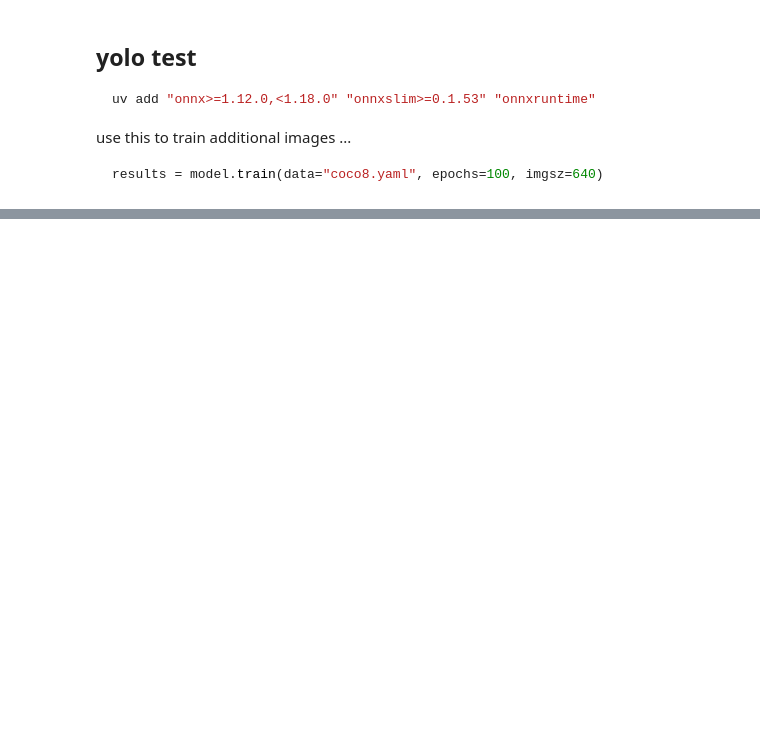
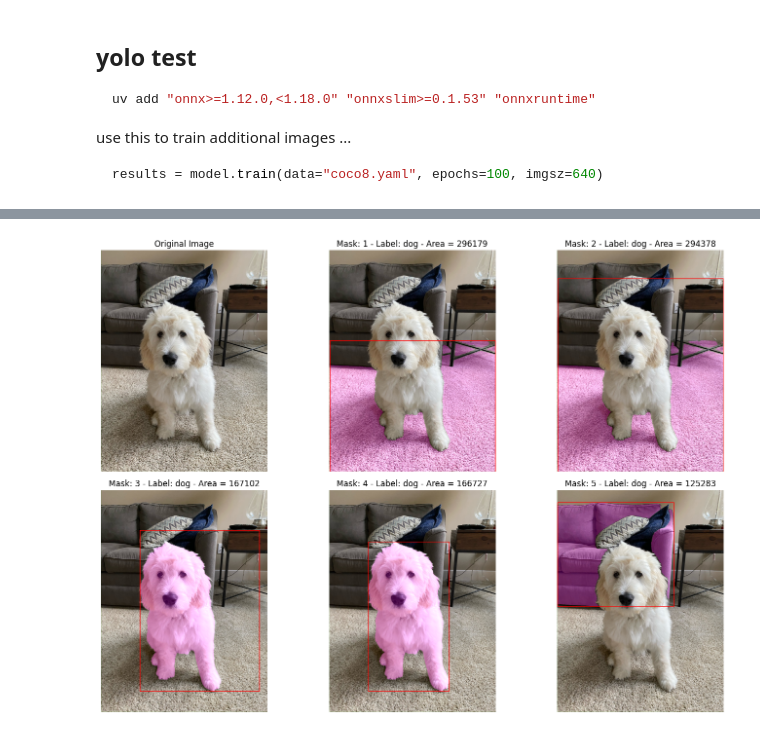
Before and after one commit to glwagnerii/sweng-894-capstone, a Jupyter notebook: python/test.ipynb, the cells around one changed output, grey strips where cells are left out. Saved outputs shown, nothing was run; the diff lists cells and outputs as text; code cells hidden in the pictures; blank space fills up the shorter version.

Commit message:
use SAM and CLIP to try to autolabel

```diff
--- a/python/test.ipynb
+++ b/python/test.ipynb
@@ -35,0 +78,66 @@ Speed: 1.3ms preprocess, 30.7ms inference, 0.7ms postprocess per image at shape
+# %%
+import clip
+
+# Load CLIP model
+clip_model, preprocess = clip.load("ViT-B/32", device=device)
+
+sorted_masks = sorted(masks, key=lambda x: x['area'], reverse=True)
+
+# Get top 5 largest masks
+top_5_masks = sorted_masks[:5]
+
+# Visualize the top 5 masks
+plt.figure(figsize=(15, 10))
+
+# Original image
+plt.subplot(2, 3, 1)
+plt.imshow(image_rgb)
+plt.title("Original Image")
+plt.axis('off')
+
+# Display each of the top 5 masks
+# colors = [(np.random.random(3)) for _ in range(5)]
+colors = [(0.5,0.0,0.5) for _ in range(5)]
+
+labels = ["dog", "couch", "remote"]
+text_inputs = torch.cat([clip.tokenize(f"a photo of a {label}") for label in labels]).to(device)
+
+for i, mask_data in enumerate(top_5_masks):
+    plt.subplot(2, 3, i+2)
+
+    # Create a colored mask overlay
+    mask = mask_data['segmentation']
+    colored_mask = np.zeros_like(image_rgb, dtype=np.uint8)
+    colored_mask[mask] = (np.array(colors[i]) * 255).astype(np.uint8)
+
+    # Blend the mask with the original image
+    alpha = 0.5
+    blended = cv2.addWeighted(image_rgb, 1, colored_mask, alpha, 0)
+
+    x, y, w, h = cv2.boundingRect(mask.astype(np.uint8))
+    cv2.rectangle(blended, (x, y), (x + w, y + h), (255, 0, 0), 2)
+
+    # Crop the mask region from the image
+    mask_region = image_rgb[y:y+h, x:x+w]
+    mask_pil = Image.fromarray(mask_region.astype(np.uint8))
+    mask_input = preprocess(mask_pil).unsqueeze(0).to(device)
+
+    # Use CLIP to classify the mask region
+    with torch.no_grad():
+        image_features = clip_model.encode_image(mask_input)
+        text_features = clip_model.encode_text(text_inputs)
+        logits_per_image, _ = clip_model(mask_input, text_inputs)
+        probs = logits_per_image.softmax(dim=-1).cpu().numpy()
+
+    # Get the label with the highest probability
+    label_index = np.argmax(probs)
+    label = labels[label_index]
+
+    plt.imshow(blended)
+    plt.title(f"Mask: {i+1} - Label: {label} - Area = {mask_data['area']}")
+    plt.axis('off')
+
+plt.tight_layout()
+plt.show()
+# %% [output]
+[figure, added]
```
Also changed, not shown: parts of 5 cells of this notebook, 2 other files.
